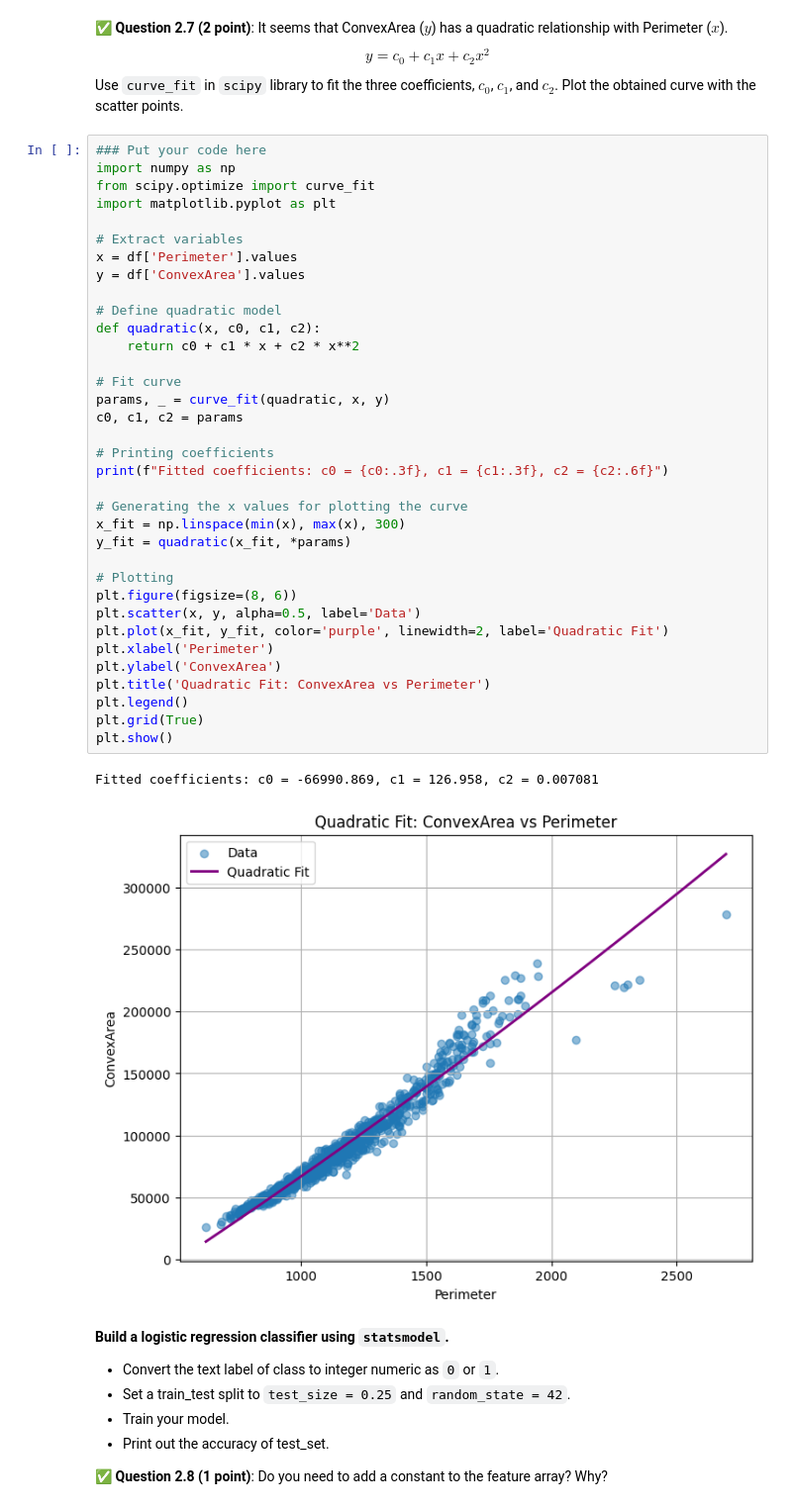
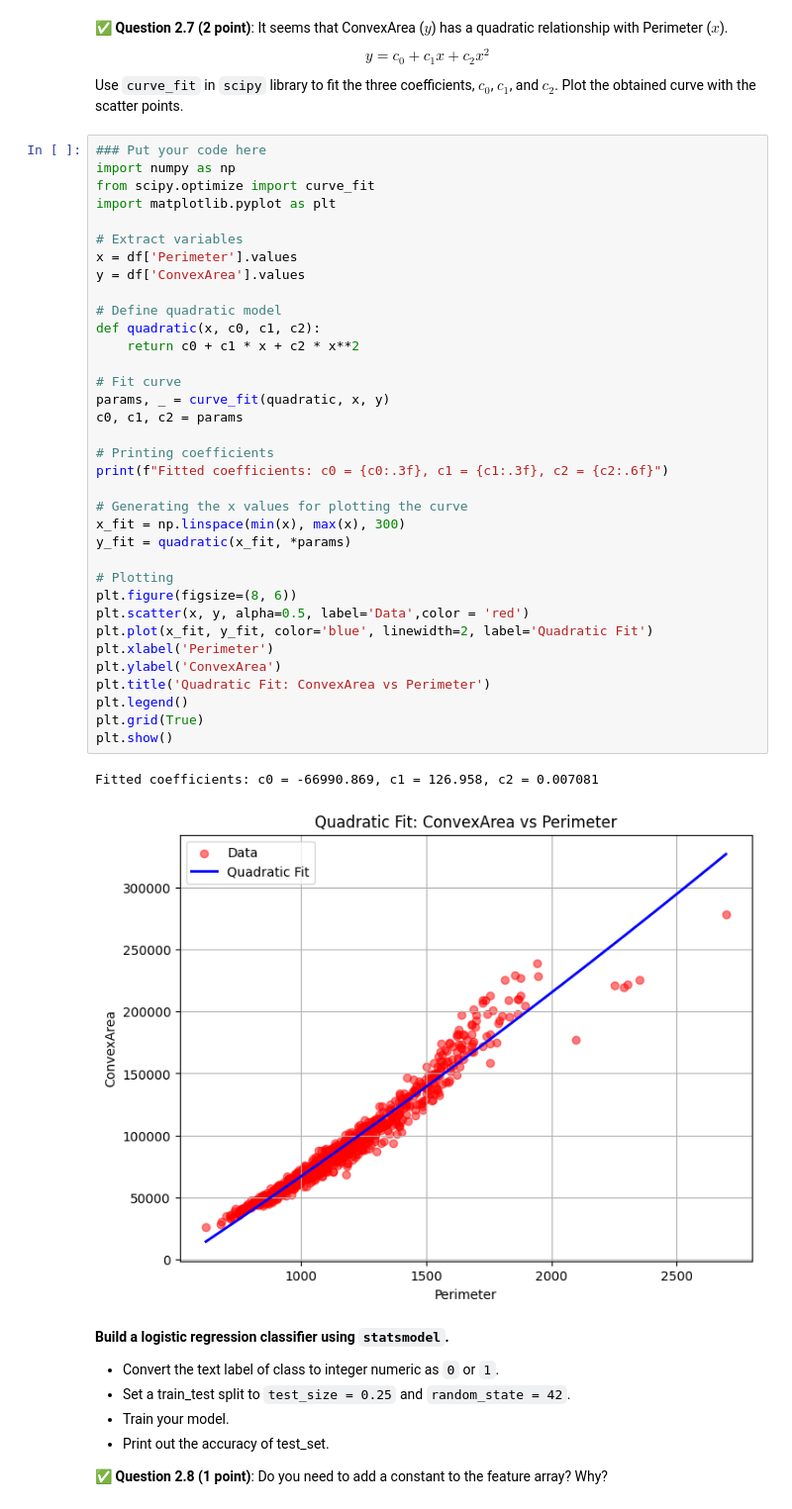
Before and after one commit to Andrew00-jpg/CMSE202-f25-turnin, a Jupyter notebook: final/CMSE202-Final-Section003-aes.ipynb, the cells around one changed output. Shown at 99% size. Cells and saved outputs as stored; diff of their text form.

```diff
--- a/final/CMSE202-Final-Section003-aes.ipynb
+++ b/final/CMSE202-Final-Section003-aes.ipynb
@@ -205,36 +205,36 @@ import matplotlib.pyplot as plt
 
 # Extract variables
 x = df['Perimeter'].values
 y = df['ConvexArea'].values
 
 # Define quadratic model
 def quadratic(x, c0, c1, c2):
     return c0 + c1 * x + c2 * x**2
 
 # Fit curve
 params, _ = curve_fit(quadratic, x, y)
 c0, c1, c2 = params
 
 # Printing coefficients
 print(f"Fitted coefficients: c0 = {c0:.3f}, c1 = {c1:.3f}, c2 = {c2:.6f}")
 
 # Generating the x values for plotting the curve
 x_fit = np.linspace(min(x), max(x), 300)
 y_fit = quadratic(x_fit, *params)
 
 # Plotting
 plt.figure(figsize=(8, 6))
-plt.scatter(x, y, alpha=0.5, label='Data')
-plt.plot(x_fit, y_fit, color='purple', linewidth=2, label='Quadratic Fit')
+plt.scatter(x, y, alpha=0.5, label='Data',color = 'red')
+plt.plot(x_fit, y_fit, color='blue', linewidth=2, label='Quadratic Fit')
 plt.xlabel('Perimeter')
 plt.ylabel('ConvexArea')
 plt.title('Quadratic Fit: ConvexArea vs Perimeter')
 plt.legend()
 plt.grid(True)
 plt.show()
 # %% [output]
 Fitted coefficients: c0 = -66990.869, c1 = 126.958, c2 = 0.007081
-[figure, old version]
+[figure, new version]
 # %% [markdown]
 
 **Build a logistic regression classifier using `statsmodel`.**
```
Also changed, not shown: parts of 17 cells of this notebook.
